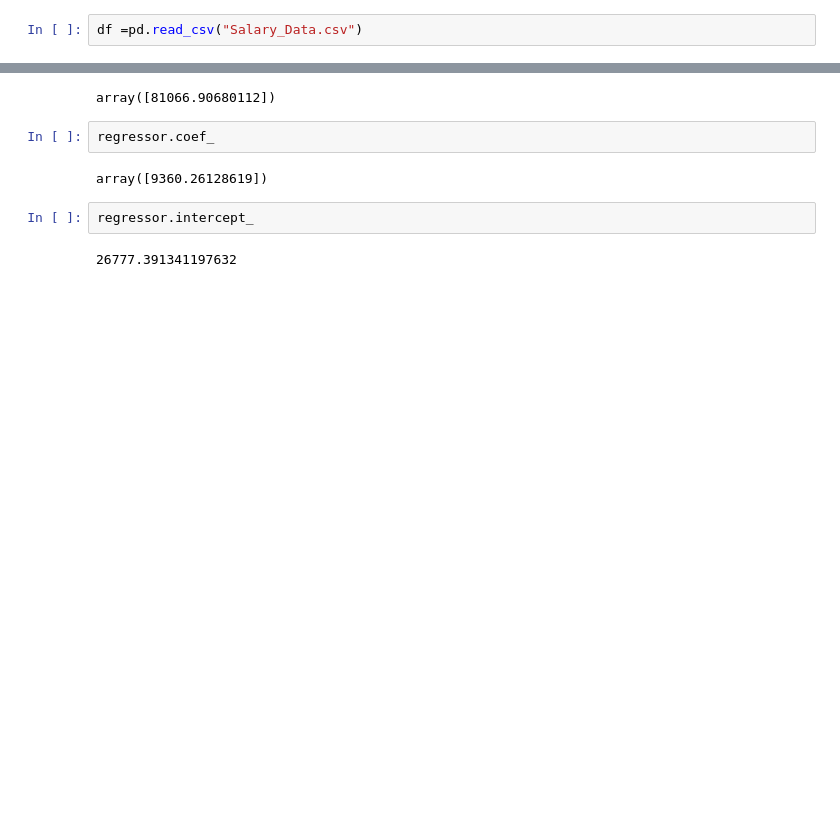
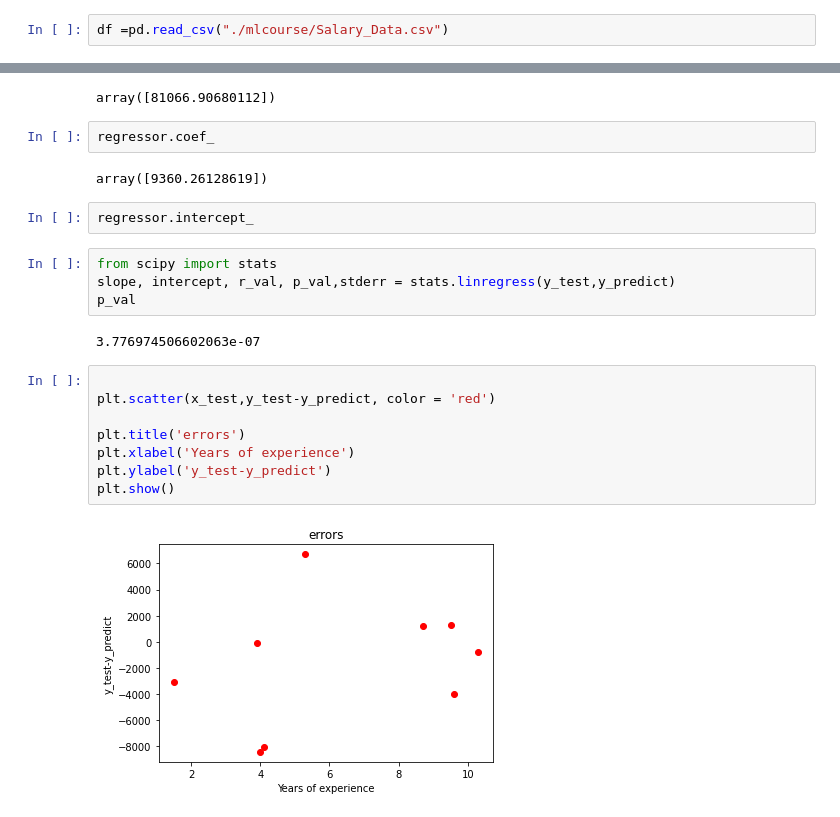
Before and after one commit to sariMerzel/mlcourse-1, a Jupyter notebook: simple_linear_regression_1.ipynb, the cells around one changed output, grey strips where cells are left out. Cells and saved outputs as stored; diff of their text form; blank space fills up the shorter version.

```diff
--- a/simple_linear_regression_1.ipynb
+++ b/simple_linear_regression_1.ipynb
@@ -8,7 +8,7 @@ import matplotlib.pyplot as plt
 import datetime
 from scipy import stats
 # %%
-df =pd.read_csv("Salary_Data.csv")
+df =pd.read_csv("./mlcourse/Salary_Data.csv")
 # %%
 df.head()
 # %% [output]
@@ -84,5 +82,19 @@ regressor.coef_
 array([9360.26128619])
 # %%
 regressor.intercept_
-# %% [output]
-26777.391341197632
+# %%
+from scipy import stats
+slope, intercept, r_val, p_val,stderr = stats.linregress(y_test,y_predict)
+p_val
+# %% [output]
+3.776974506602063e-07
+# %%
+
+plt.scatter(x_test,y_test-y_predict, color = 'red')
+
+plt.title('errors')
+plt.xlabel('Years of experience')
+plt.ylabel('y_test-y_predict')
+plt.show()
+# %% [output]
+[figure, added]
```
Also changed, not shown: parts of 5 cells of this notebook.
